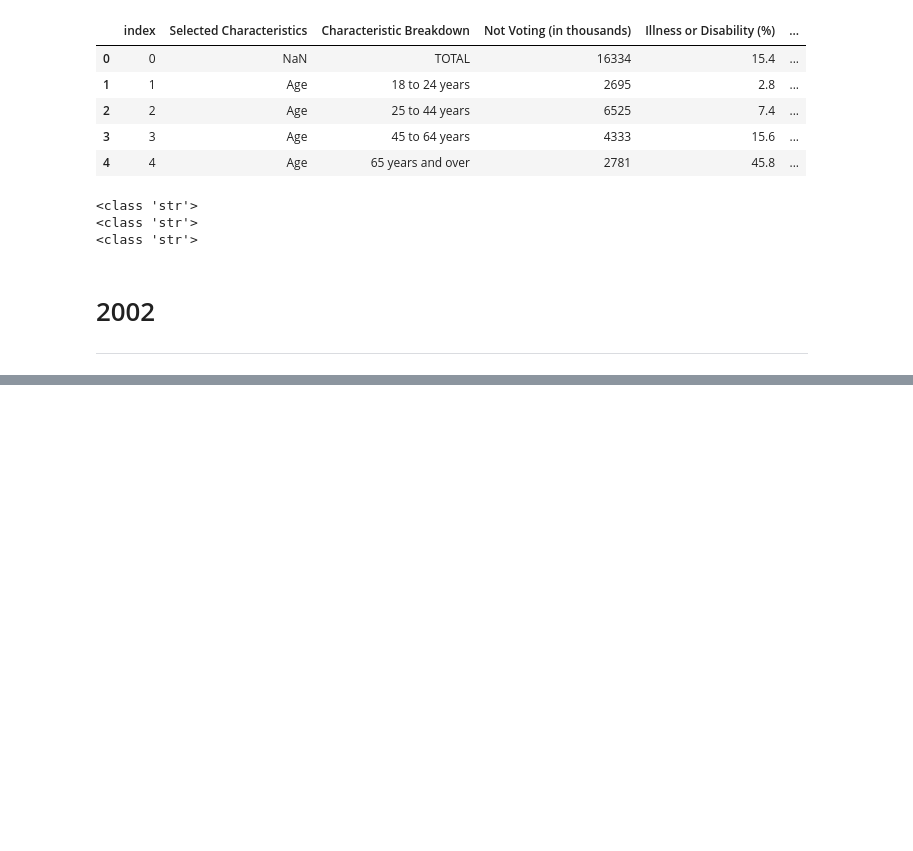
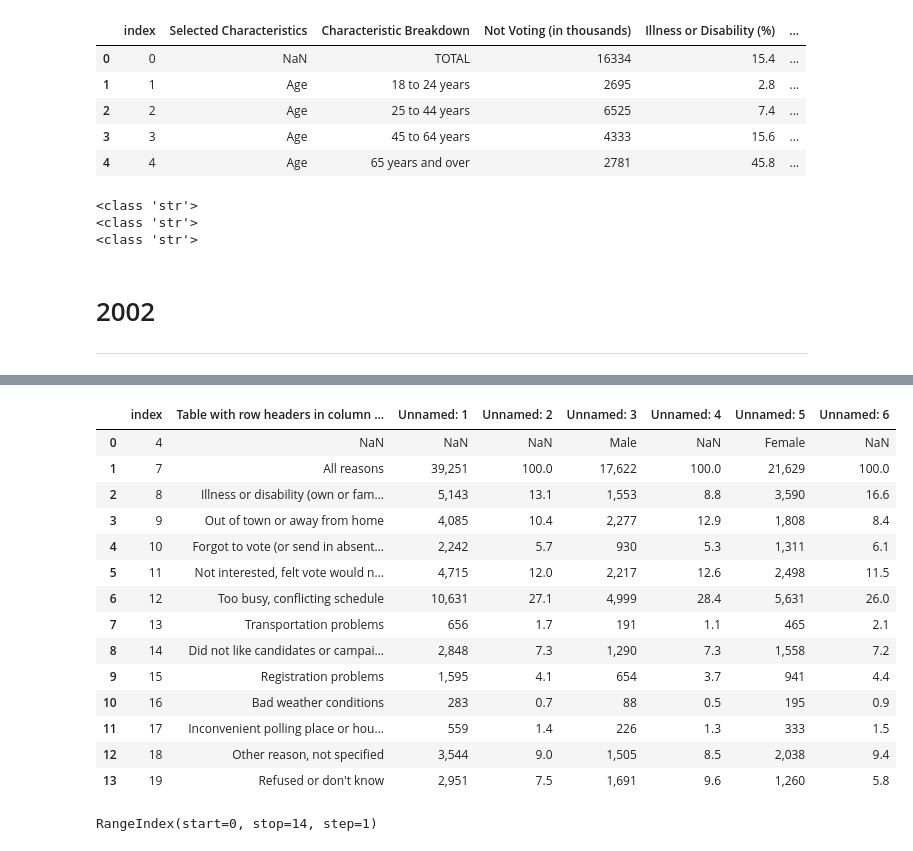
Before and after one commit to VallieTracy/Voter-Registration, a Jupyter notebook: Untitled.ipynb, the cells around one changed output, grey strips where cells are left out. Saved outputs shown, nothing was run; the diff lists cells and outputs as text; code cells hidden in the pictures; blank space fills up the shorter version.

```diff
--- a/Untitled.ipynb
+++ b/Untitled.ipynb
@@ -1231,0 +1205,21 @@ noVote_2004.to_csv('Resources_ETL/2004_reasons_no_vote.csv')
+# %%
+# Get rid of some of the rows and columns to make it easier to see what I'm doing
+sex_2002.drop([0, 1, 2, 3, 5, 6, 20, 21, 22], axis = 0, inplace = True)
+sex_2002.reset_index(inplace = True)
+sex_2002
+# %% [output]
+|  | index | Table with row headers in column ... | Unnamed: 1 | Unnamed: 2 | Unnamed: 3 | Unnamed: 4 | Unnamed: 5 | Unnamed: 6 |
+| 0 | 4 | NaN | NaN | NaN | Male | NaN | Female | NaN |
+| 1 | 7 | All reasons | 39,251 | 100.0 | 17,622 | 100.0 | 21,629 | 100.0 |
+| 2 | 8 | Illness or disability (own or fam... | 5,143 | 13.1 | 1,553 | 8.8 | 3,590 | 16.6 |
+| 3 | 9 | Out of town or away from home | 4,085 | 10.4 | 2,277 | 12.9 | 1,808 | 8.4 |
+| 4 | 10 | Forgot to vote (or send in absent... | 2,242 | 5.7 | 930 | 5.3 | 1,311 | 6.1 |
+| 5 | 11 | Not interested, felt vote would n... | 4,715 | 12.0 | 2,217 | 12.6 | 2,498 | 11.5 |
+| 6 | 12 | Too busy, conflicting schedule | 10,631 | 27.1 | 4,999 | 28.4 | 5,631 | 26.0 |
+| 7 | 13 | Transportation problems | 656 | 1.7 | 191 | 1.1 | 465 | 2.1 |
+| 8 | 14 | Did not like candidates or campai... | 2,848 | 7.3 | 1,290 | 7.3 | 1,558 | 7.2 |
+| 9 | 15 | Registration problems | 1,595 | 4.1 | 654 | 3.7 | 941 | 4.4 |
+| 10 | 16 | Bad weather conditions | 283 | 0.7 | 88 | 0.5 | 195 | 0.9 |
+| 11 | 17 | Inconvenient polling place or hou... | 559 | 1.4 | 226 | 1.3 | 333 | 1.5 |
+| 12 | 18 | Other reason, not specified | 3,544 | 9.0 | 1,505 | 8.5 | 2,038 | 9.4 |
+| 13 | 19 | Refused or don't know | 2,951 | 7.5 | 1,691 | 9.6 | 1,260 | 5.8 |
@@ -1231,0 +1229,4 @@ noVote_2004.to_csv('Resources_ETL/2004_reasons_no_vote.csv')
+# %%
+sex_2002.columns
+# %% [output]
+RangeIndex(start=0, stop=14, step=1)
```
Also changed, not shown: parts of 7 cells of this notebook, 1 other file.
